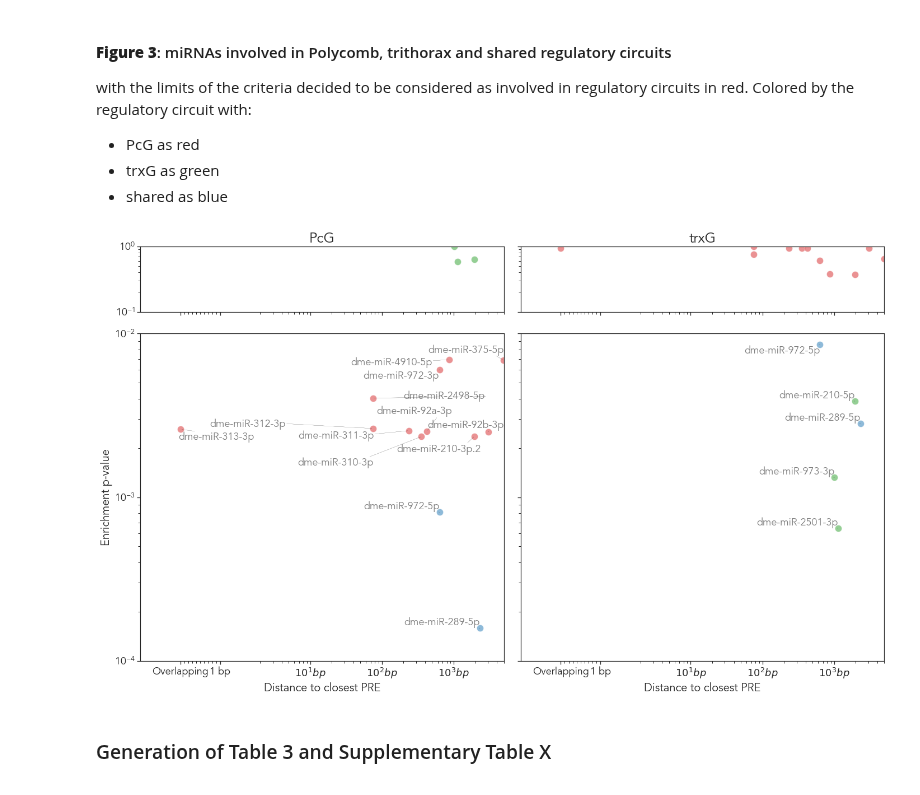
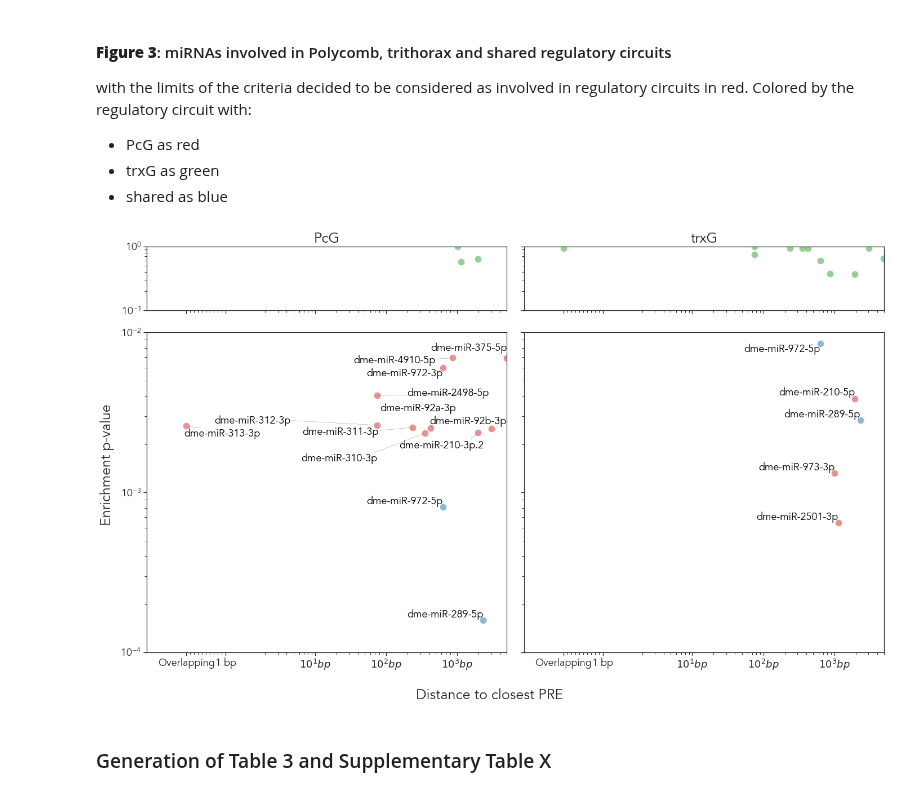
Before and after one commit to j-solor/Drosophila-miRNA-PcG-circuits, a Jupyter notebook: Analysis/Analysis.ipynb, the cells around one changed output. Saved outputs shown, nothing was run; the diff lists cells and outputs as text; code cells hidden in the pictures.

Commit message:
implement fig3 color as variable and cleant

```diff
--- a/Analysis/Analysis.ipynb
+++ b/Analysis/Analysis.ipynb
@@ -24,6 +24,9 @@ import statsmodels.stats.multitest as multitest
 from adjustText import adjust_text
 # %%
 # general plot setting
+PcG_color = "tab:red"
+trxG_color = "tab:green"
+shared_color = "tab:blue"
 PcGcmp = LinearSegmentedColormap.from_list("", ["white","red"])
 trxGcmp = LinearSegmentedColormap.from_list("", ["white","green"])
 # %% [markdown]
@@ -925,14 +928,14 @@ def Plot_names(data, ax):
         texts.append(ax.text(data.distance[line]+0.01,
                  data.hyper_pval[line],
                  data.index[line], horizontalalignment='left',
-                 size='medium', color='black', alpha=0.5, fontweight= "normal"))
+                 size='medium', color='black', alpha=1, fontweight= "normal"))
 
     adjust_text(texts, ax=ax, autoalign="xy",precision=0.001,
                 expand_text=(1.01, 1.05), expand_points=(1.01, 1.05),
                 force_text=(0.03, 0.35), force_points=(0.01, 0.3),
                 arrowprops=dict(arrowstyle="-", color='black', lw=0.2))
 
-def Plot_significative(PcG, trxG, dist_th = 5000, pval_th = 0.01, log_scale = False):
+def Plot_significative(PcG, trxG, PcG_color, trxG_color, shared_color, dist_th = 5000, pval_th = 0.01):
 
     # Data preparation
     trxG = trxG.copy()
@@ -972,8 +975,8 @@ def Plot_significative(PcG, trxG, dist_th = 5000, pval_th = 0.01, log_scale = Fa
             common = sign_PcG[isinother]
             group = sign_PcG[~isinother]
             other = sign_other.drop(index = common.index)
-            col = "tab:red"
-            other_col = "tab:green"
+            col = PcG_color
+            other_col = trxG_color
 
         elif name == "trxG":
             ax = ax4
@@ -983,8 +986,8 @@ def Plot_significative(PcG, trxG, dist_th = 5000, pval_th = 0.01, log_scale = Fa
             common = sign_trxG[isinother]
             group = sign_trxG[~isinother]
             other = sign_other.drop(index = common.index)
-            col = "tab:green"
-            other_col = "tab:red"
+            col = PcG_color
+            other_col = trxG_color
 
         ### Plotting
         ax_other.set_title(name, fontweight = "bold", fontsize = 25)
@@ -1001,7 +1004,7 @@ def Plot_significative(PcG, trxG, dist_th = 5000, pval_th = 0.01, log_scale = Fa
 
         sns.scatterplot(x = common["distance"],
                 y = common["hyper_pval"],
-                color = "tab:blue", alpha = 0.5, ax = ax, s=150)
+                color = shared_color, alpha = 0.5, ax = ax, s=150)
 
         ### Aesthetic adjustment
         ### scale
@@ -1017,14 +1020,10 @@ def Plot_significative(PcG, trxG, dist_th = 5000, pval_th = 0.01, log_scale = Fa
         ax_other.set_ylim(10**(-1),1)
 
         ### Labels
-        ax.set_xlabel("Distance to closest PRE")
+        ax.set_xlabel("")
+        ax.set_ylabel("")
         ax_other.set_xlabel("")
-        ax_other.set_xticklabels([])
-
-        ax3.set_ylabel("Enrichment p-value")
-        ax1.set_ylabel("")
-        ax2.set_ylabel("")
-        ax4.set_ylabel("")
+        ax_other.set_ylabel("")
 
         # miRNA name addition
         Plot_names(group, ax)
@@ -1033,49 +1032,49 @@ def Plot_significative(PcG, trxG, dist_th = 5000, pval_th = 0.01, log_scale = Fa
 
 
     ### ticks
+    #### remove xtick labels of the top
+    ax1.set_xticklabels([])
+    ax2.set_xticklabels([])
+
     #### remove ytick labels of the right
     ax2.set_yticklabels([])
     ax2.set_yticklabels([], minor = True)
     ax4.set_yticklabels([])
-
 
     #### yticks other
     locminy_other = mpl.ticker.LogLocator(subs= [0.2, 0.3, 0.4, 0.5, 0.6, 0.7, 0.8, 0.9])
     ax1.yaxis.set_minor_locator(locminy_other)
     ax1.yaxis.set_minor_formatter(mpl.ticker.NullFormatter())
 
-    #### xticks all
+    #### xticks minor all
     locminx = mpl.ticker.LogLocator(subs= np.arange(0.01,0.1,0.01))
-    ax1.xaxis.set_minor_locator(locminx)
-    ax1.xaxis.set_minor_formatter(mpl.ticker.NullFormatter())
-
-    ax2.xaxis.set_minor_locator(locminx)
-    ax2.xaxis.set_minor_formatter(mpl.ticker.NullFormatter())
-
-    ax3.xaxis.set_minor_locator(locminx)
-    ax3.xaxis.set_minor_formatter(mpl.ticker.NullFormatter())
-
-    ax4.xaxis.set_minor_locator(locminx)
-    ax4.xaxis.set_minor_formatter(mpl.ticker.NullFormatter())
+    for ax in [ax1, ax2, ax3, ax4]:
+        ax.xaxis.set_minor_locator(locminx)
+        ax.xaxis.set_minor_formatter(mpl.ticker.NullFormatter())
 
     #### xticklabel addition of bp
     tick_text = list("$10^{%i} bp$" %(np.log10(x+0.1)) for x in ax1.get_xticks())
     tick_text[0:2] = ["Overlapping", "1 bp"]
     ax3.set_xticks(ax3.get_xticks())
     ax3.set_xticklabels(tick_text)
     ax4.set_xticks(ax3.get_xticks())
     ax4.set_xticklabels(tick_text)
 
     # aesthetics
+    fig.supxlabel("Distance to closest PRE")
+    fig.supylabel("Enrichment p-value")
     sns.set_style("ticks")
     plt.tight_layout()
     plt.savefig("plots/figure_pvalue_distances.png", dpi = 200, transparent = True)
     plt.show()
 
 # Plotting function calling
-Plot_significative(plots_PcG, plots_trxG, log_scale=False)
+Plot_significative(plots_PcG, plots_trxG,
+                   PcG_color = PcG_color,
+                   trxG_color = trxG_color,
+                   shared_color = shared_color)
 # %% [output]
-[figure, old version]
+[figure, new version]
 # %% [markdown]
 ### Generation of Table 3 and Supplementary Table X
 # %%
```
Also changed, not shown: parts of 5 cells of this notebook.
